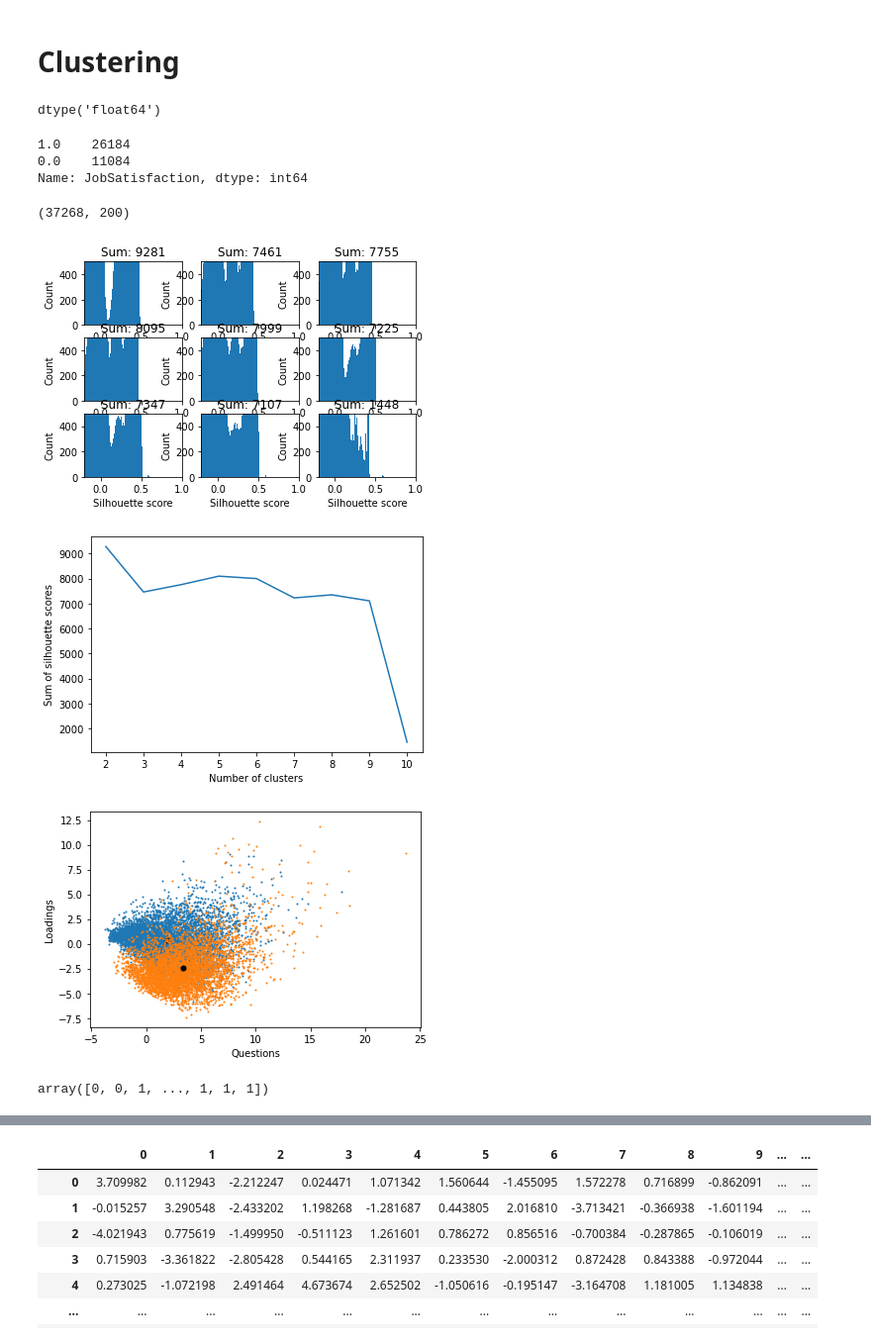
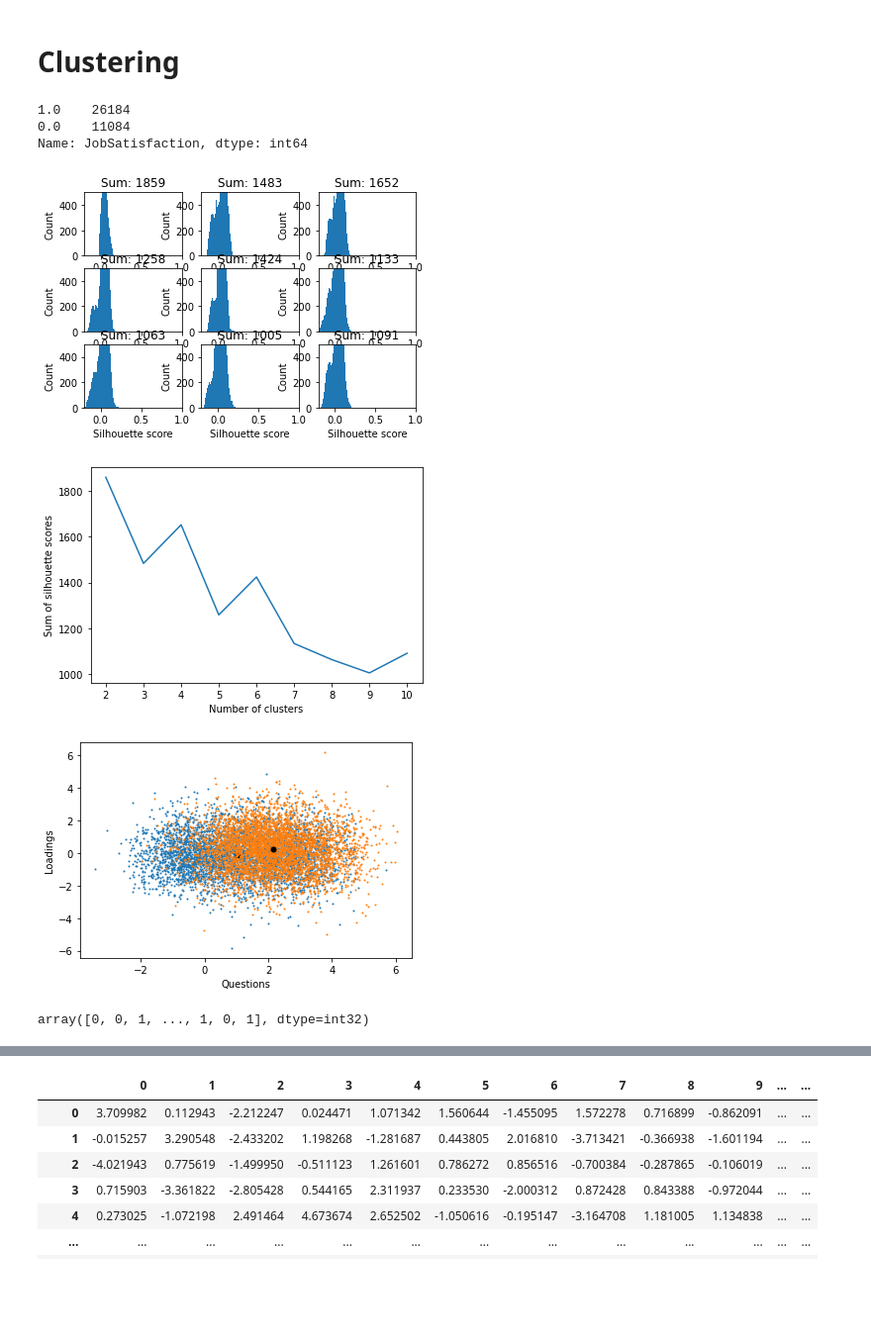
Before and after one commit to akashsky1994/stack-overflow-developer-survey-analysis, a Jupyter notebook: developer-data-analysis.ipynb, the cells around one changed output, grey strips where cells are left out. Shown: that part at 99% size. Drawn from its saved outputs; the diff is of its cells as text; code cells hidden in the pictures; blank space fills up the shorter version.

Commit message:
feat: Clustering and Classification Fixed

```diff
--- a/developer-data-analysis.ipynb
+++ b/developer-data-analysis.ipynb
@@ -324,14 +270,8 @@ Name: JobSatisfaction, Length: 98855, dtype: float64
+# %%
+zscoredData = stats.zscore(X)
 # %%
-
-
-zscoredData = stats.zscore(df)
-zscoredData= pd.DataFrame(zscoredData)
-zscoredData=zscoredData.drop(zscoredData.columns[39], axis=1)
-zscoredData=zscoredData.drop(zscoredData.columns[41], axis=1)
-zscoredData=zscoredData.drop(zscoredData.columns[40], axis=1)
-zscoredData=zscoredData.drop(zscoredData.columns[34], axis=1)
 ans=[]
-for i in range(182):
+for i in range(zscoredData.shape[1]):
     s=np.all(np.isfinite(zscoredData.iloc[:,i]))
     if s==False:
         ans.append(i)
@@ -353,3 +294,5 @@ ValueError: Input contains NaN, infinity or a value too large for dtype('float64
 # %%
 eigValues>1 #47 columns
+X_transformed = u[:,0:50]
+X_transformed.shape
 # %% [output]
@@ -409,9 +336,5 @@ maxFeat
 # %% [markdown]
 # Clustering
-# %%
-X['JobSatisfaction'].dtypes
-# %% [output]
-dtype('float64')
 # %%
 X.loc[X['JobSatisfaction'] <= 3.0, 'JobSatisfaction'] = 0
 X.loc[X['JobSatisfaction'] > 3.0, 'JobSatisfaction'] = 1
@@ -420,10 +343,6 @@ X['JobSatisfaction'].value_counts()
 1.0    26184
 0.0    11084
 Name: JobSatisfaction, dtype: int64
-# %%
-X.shape
-# %% [output]
-(37268, 200)
 # %%
 col=X_new.columns
 for i in range(1):
@@ -447,12 +366,12 @@ ans=[]
 plt.figure()
 # Compute kMeans:
 for ii in range(2, 11): # Loop through each cluster (from 2 to 10!)
-    kMeans = KMeans(n_clusters = int(ii)).fit(X_new) # compute kmeans
+    kMeans = KMeans(n_clusters = int(ii)).fit(X_transformed) # compute kmeans
     cId = kMeans.labels_ # vector of cluster IDs that the row belongs to
     cCoords = kMeans.cluster_centers_ # coordinate location for center of each cluster
     my_dict = {cCoords[i, 0]: np.where(cId== i)[0] for i in range(kMeans.n_clusters)}
     ans.append(my_dict)
-    s = silhouette_samples(X_new,cId) # compute the mean silhouette coefficient of all samples
+    s = silhouette_samples(X_transformed,cId) # compute the mean silhouette coefficient of all samples
     # print(s.shape)
     Q[ii-2] = sum(s) # take sum
     # Plot data:
@@ -464,7 +383,7 @@ for ii in range(2, 11): # Loop through each cluster (from 2 to 10!)
     plt.ylabel('Count')
     plt.title('Sum: {}'.format(int(Q[ii-2])))
 # %% [output]
-[figure, old version]
+[figure, new version]
 # %%
 plt.figure()
 plt.plot(np.linspace(2,10,numClusters),Q)
@@ -472,24 +391,24 @@ plt.xlabel('Number of clusters')
 plt.ylabel('Sum of silhouette scores')
 plt.show()
 # %% [output]
-[figure, old version]
+[figure, new version]
 # %%
 c= (np.argmax(Q)+2)
 #Which two features do you want to visualize
-v=[0,1]
+v=[1,10]
 plt.figure()
 indexVector = np.linspace(1,c,c)
 for ii in indexVector:
     plotIndex = np.argwhere(cId == int(ii-1))
     plt.plot(u[plotIndex,v[0]],u[plotIndex,v[1]],'o',markersize=1)
     plt.plot(cCoords[int(ii-1),v[0]],cCoords[int(ii-1),v[1]],'o',markersize=5,color='black')
     plt.xlabel('Questions')
     plt.ylabel('Loadings')
 # %% [output]
-[figure, old version]
+[figure, new version]
 # %%
-kMeans = KMeans(n_clusters = 2).fit(X_new)
-y_pred=kMeans.fit_predict(X_new)
+kMeans = KMeans(n_clusters = 2).fit(X_transformed)
+y_pred=kMeans.fit_predict(X_transformed)
 y_pred
 # %% [output]
-array([0, 0, 1, ..., 1, 1, 1])
+array([0, 0, 1, ..., 1, 0, 1], dtype=int32)
```
Also changed, not shown: parts of 23 cells of this notebook.
